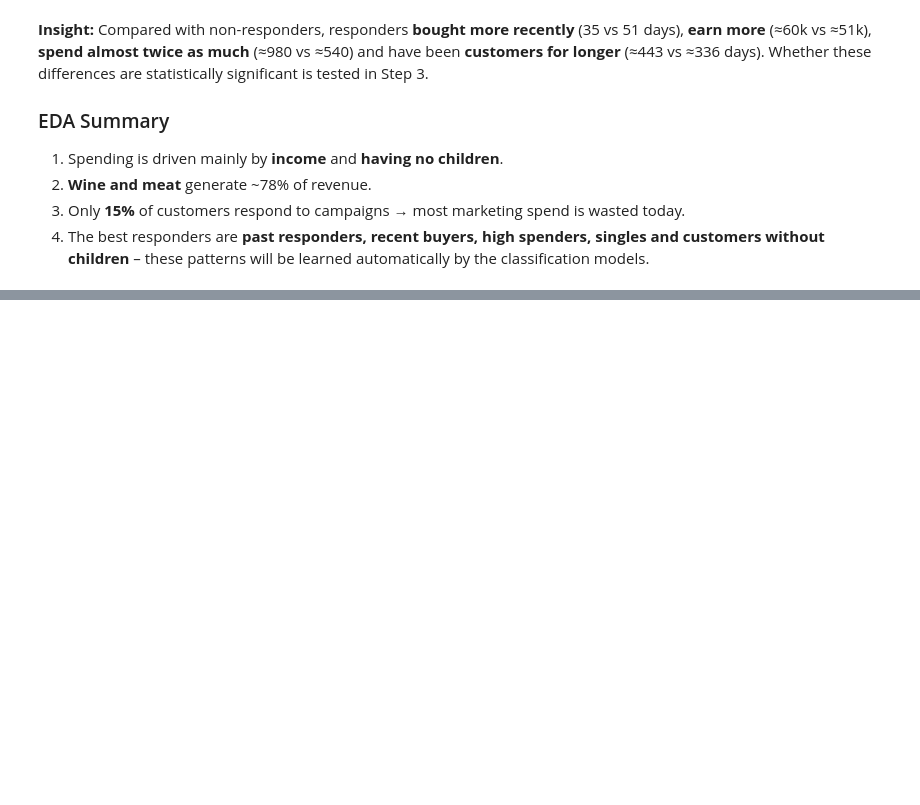
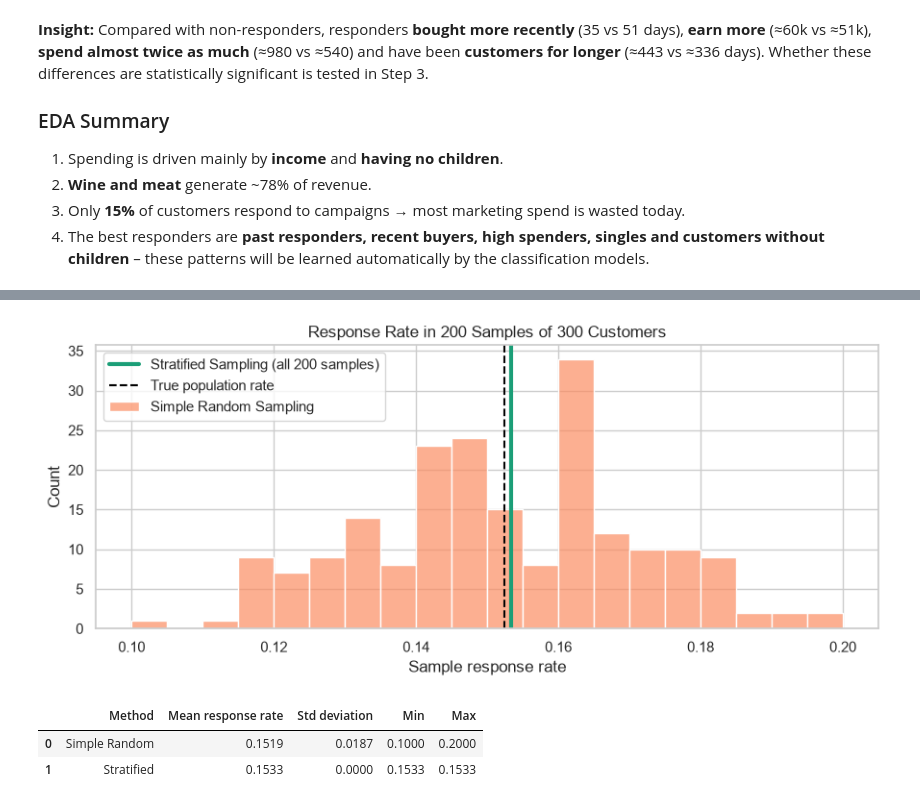
Before and after one commit to manasvigohil28/Customer-Segmentation-Campaign-Optimization, a Jupyter notebook: notebooks/analysis.ipynb, the cells around one changed output, grey strips where cells are left out. Drawn from its saved outputs; the diff is of its cells as text; code cells hidden in the pictures; blank space fills up the shorter version.

Commit message:
Step 3: Sampling, estimation and hypothesis testing

```diff
--- a/notebooks/analysis.ipynb
+++ b/notebooks/analysis.ipynb
@@ -342,0 +429,24 @@ df.groupby("Response")[["Recency", "Income", "Total_Spent", "Customer_Days"]].me
+# %%
+srs_rates, strat_rates = [], []
+for i in range(200):
+    srs_rates.append(df.sample(300, random_state=i)["Response"].mean())
+    _, s = train_test_split(df, test_size=300, stratify=df["Response"], random_state=i)
+    strat_rates.append(s["Response"].mean())
+
+plt.figure(figsize=(9, 4))
+sns.histplot(srs_rates, bins=20, color="#fc8d62", label="Simple Random Sampling", alpha=0.7)
+plt.axvline(np.mean(strat_rates), color="#1b9e77", lw=3, label="Stratified Sampling (all 200 samples)")
+plt.axvline(df["Response"].mean(), color="black", ls="--", label="True population rate")
+plt.title("Response Rate in 200 Samples of 300 Customers"); plt.xlabel("Sample response rate")
+plt.legend(); save("13_srs_vs_stratified"); plt.show()
+
+pd.DataFrame({"Method": ["Simple Random", "Stratified"],
+              "Mean response rate": [np.mean(srs_rates), np.mean(strat_rates)],
+              "Std deviation": [np.std(srs_rates), np.std(strat_rates)],
+              "Min": [np.min(srs_rates), np.min(strat_rates)],
+              "Max": [np.max(srs_rates), np.max(strat_rates)]}).round(4)
+# %% [output]
+[figure, added]
+|  | Method | Mean response rate | Std deviation | Min | Max |
+| 0 | Simple Random | 0.1519 | 0.0187 | 0.1000 | 0.2000 |
+| 1 | Stratified | 0.1533 | 0.0000 | 0.1533 | 0.1533 |
```
Also changed, not shown: parts of 21 cells of this notebook, 4 other files.
